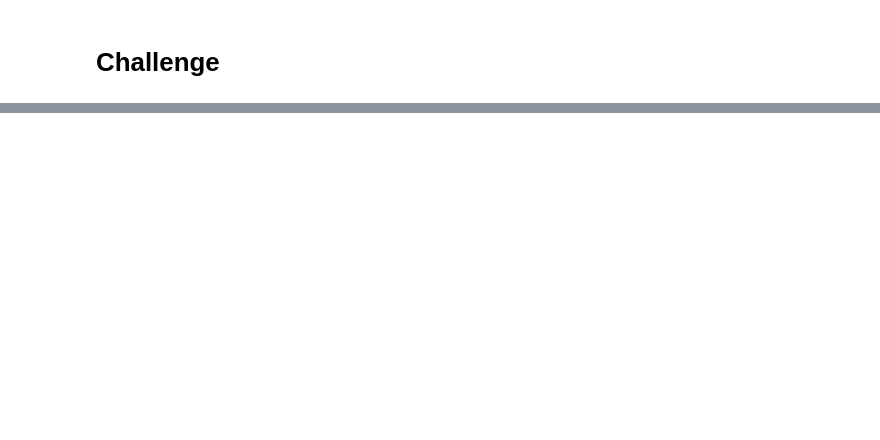
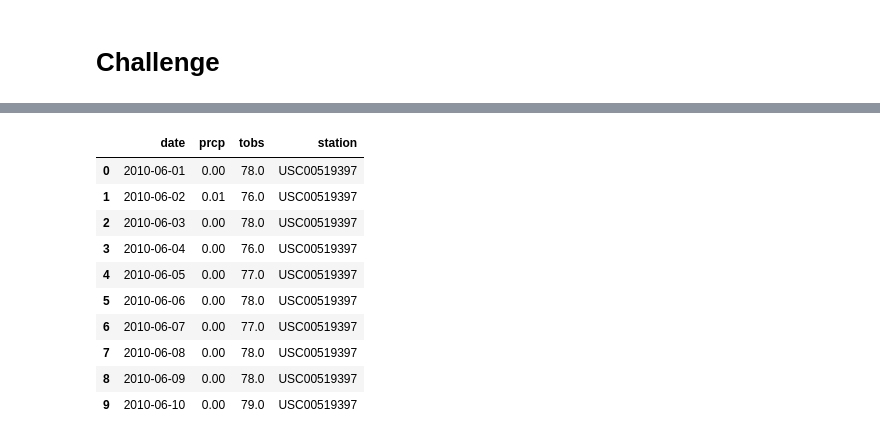
Before and after one commit to hillarykrumbholz/Surfs_Up, a Jupyter notebook: climate_analysis.ipynb, the cells around one changed output, grey strips where cells are left out. Saved outputs shown, nothing was run; the diff lists cells and outputs as text; code cells hidden in the pictures; blank space fills up the shorter version.

```diff
--- a/climate_analysis.ipynb
+++ b/climate_analysis.ipynb
@@ -127,0 +155,19 @@ plt.tight_layout()
+# %%
+#Identify key statistical data in June across all of the stations and years using the describe() function.
+june_results = session.query(Measurement.date, Measurement.prcp, Measurement.tobs, Measurement.station).\
+    filter(Measurement.date.contains("-06-")).all()
+# Create a dataframe for all June data points across all years and stations
+june_df = pd.DataFrame(june_results)
+june_df.head(10)
+# %% [output]
+|  | date | prcp | tobs | station |
+| 0 | 2010-06-01 | 0.00 | 78.0 | USC00519397 |
+| 1 | 2010-06-02 | 0.01 | 76.0 | USC00519397 |
+| 2 | 2010-06-03 | 0.00 | 78.0 | USC00519397 |
+| 3 | 2010-06-04 | 0.00 | 76.0 | USC00519397 |
+| 4 | 2010-06-05 | 0.00 | 77.0 | USC00519397 |
+| 5 | 2010-06-06 | 0.00 | 78.0 | USC00519397 |
+| 6 | 2010-06-07 | 0.00 | 77.0 | USC00519397 |
+| 7 | 2010-06-08 | 0.00 | 78.0 | USC00519397 |
+| 8 | 2010-06-09 | 0.00 | 78.0 | USC00519397 |
+| 9 | 2010-06-10 | 0.00 | 79.0 | USC00519397 |
```
Also changed, not shown: parts of 5 cells of this notebook, 1 other file.
